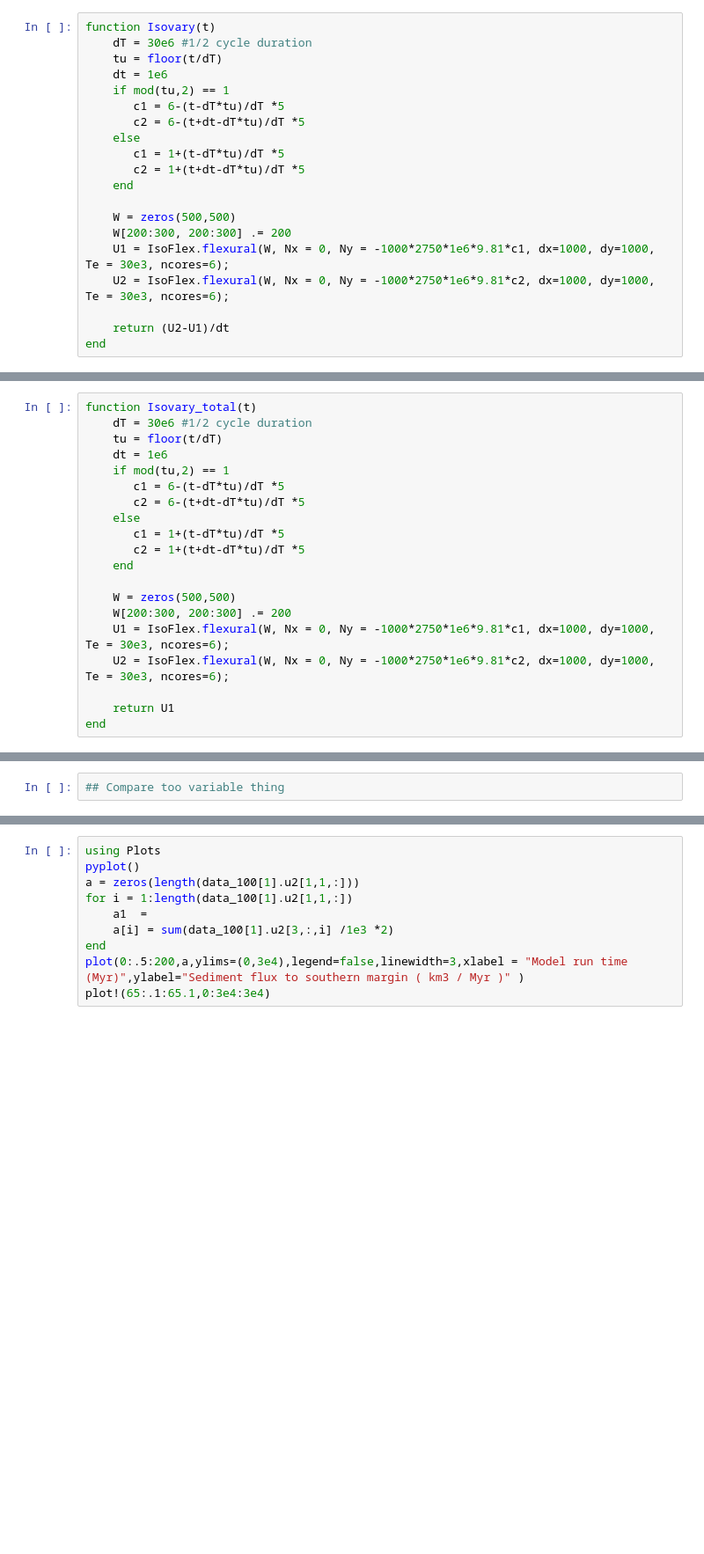
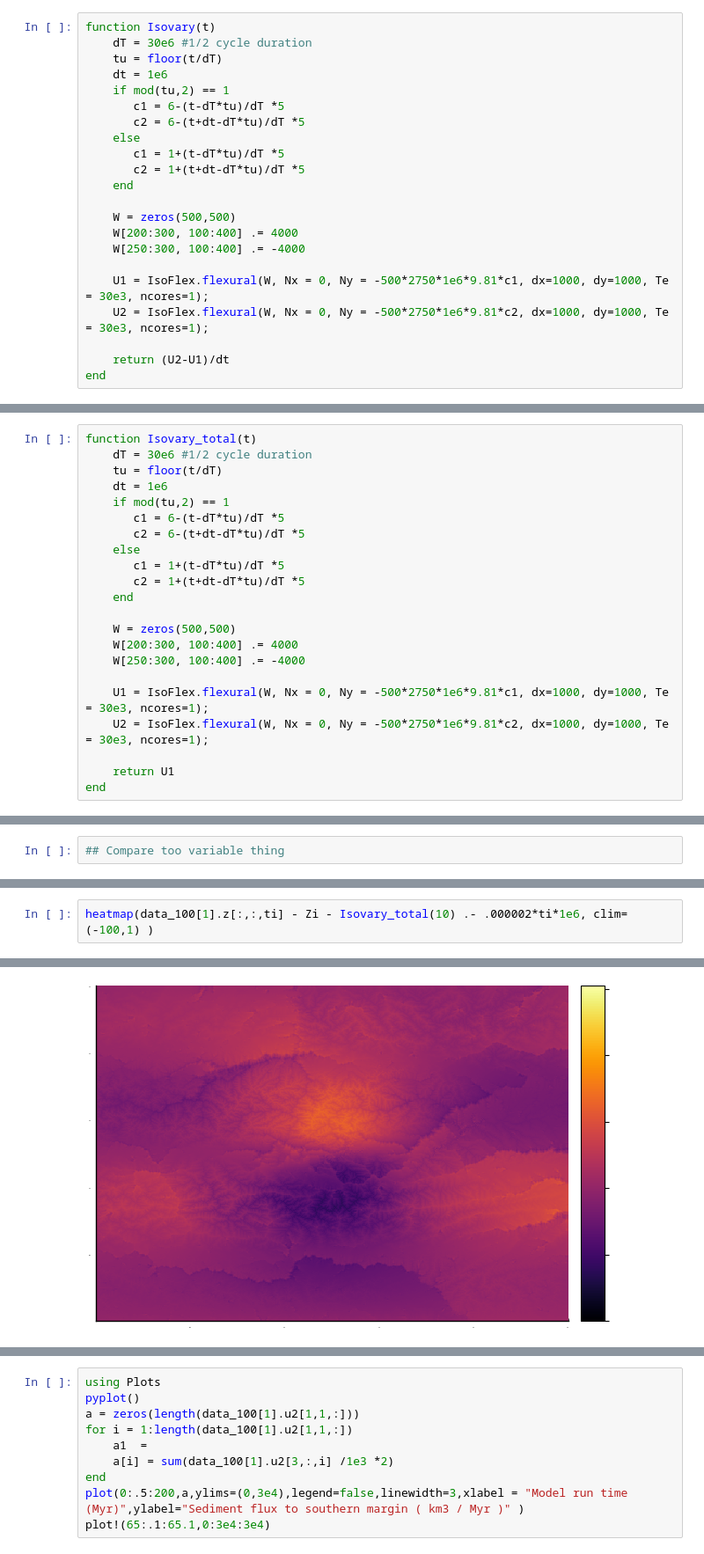
Before and after one commit to ruetg/LEMUR, a Jupyter notebook: julia/lemur.ipynb, the cells around one changed output, grey strips where cells are left out. Shown at 88% size. Drawn from its saved outputs; the diff is of its cells as text; blank space fills up the shorter version.

```diff
--- a/julia/lemur.ipynb
+++ b/julia/lemur.ipynb
@@ -39,9 +40,11 @@ function Isovary(t)
     end
 
     W = zeros(500,500)
-    W[200:300, 200:300] .= 200
-    U1 = IsoFlex.flexural(W, Nx = 0, Ny = -1000*2750*1e6*9.81*c1, dx=1000, dy=1000, Te = 30e3, ncores=6);
-    U2 = IsoFlex.flexural(W, Nx = 0, Ny = -1000*2750*1e6*9.81*c2, dx=1000, dy=1000, Te = 30e3, ncores=6);
+    W[200:300, 100:400] .= 4000
+    W[250:300, 100:400] .= -4000
+
+    U1 = IsoFlex.flexural(W, Nx = 0, Ny = -500*2750*1e6*9.81*c1, dx=1000, dy=1000, Te = 30e3, ncores=1);
+    U2 = IsoFlex.flexural(W, Nx = 0, Ny = -500*2750*1e6*9.81*c2, dx=1000, dy=1000, Te = 30e3, ncores=1);
 
     return (U2-U1)/dt
 end
@@ -61,9 +64,11 @@ function Isovary_total(t)
     end
 
     W = zeros(500,500)
-    W[200:300, 200:300] .= 200
-    U1 = IsoFlex.flexural(W, Nx = 0, Ny = -1000*2750*1e6*9.81*c1, dx=1000, dy=1000, Te = 30e3, ncores=6);
-    U2 = IsoFlex.flexural(W, Nx = 0, Ny = -1000*2750*1e6*9.81*c2, dx=1000, dy=1000, Te = 30e3, ncores=6);
+    W[200:300, 100:400] .= 4000
+    W[250:300, 100:400] .= -4000
+
+    U1 = IsoFlex.flexural(W, Nx = 0, Ny = -500*2750*1e6*9.81*c1, dx=1000, dy=1000, Te = 30e3, ncores=1);
+    U2 = IsoFlex.flexural(W, Nx = 0, Ny = -500*2750*1e6*9.81*c2, dx=1000, dy=1000, Te = 30e3, ncores=1);
 
     return U1
 end
@@ -279,0 +222,3 @@ heatmap(ch,c= cgrad(:bluesreds,[.5], rev = false),clim=(.0,.1), bgcolor=:black,s
+# %%
+heatmap(data_100[1].z[:,:,ti] - Zi - Isovary_total(10) .- .000002*ti*1e6, clim=(-100,1) )
+# %% [output]
@@ -279,0 +226 @@ heatmap(ch,c= cgrad(:bluesreds,[.5], rev = false),clim=(.0,.1), bgcolor=:black,s
+[figure, added]
```
Also changed, not shown: parts of 26 cells of this notebook.
